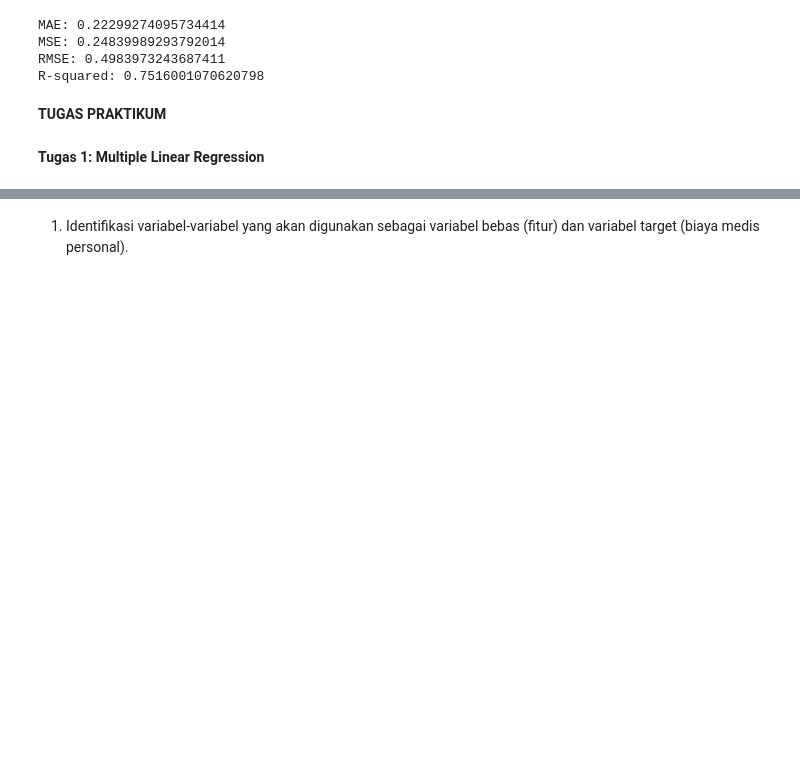
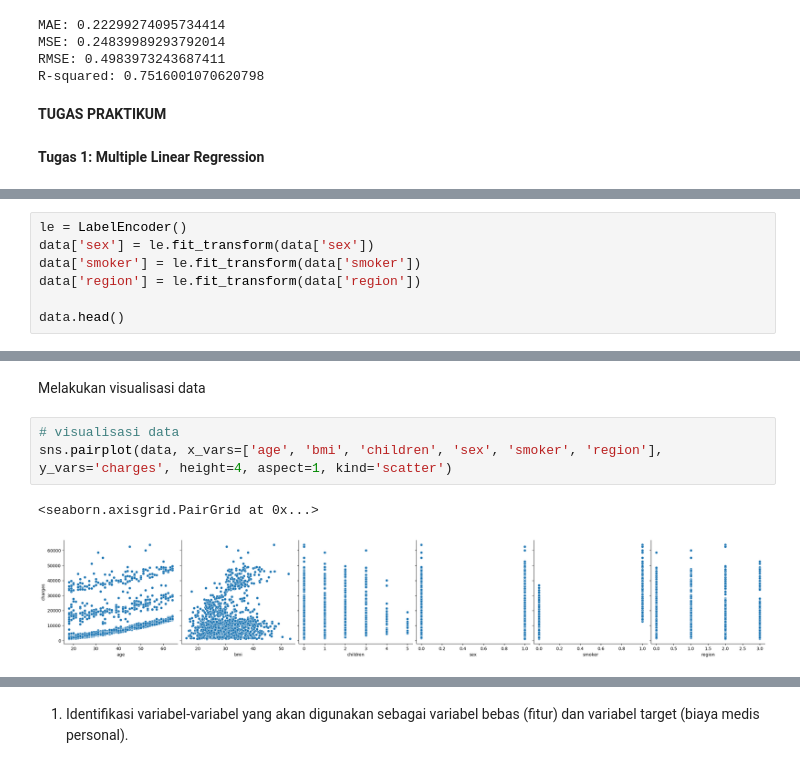
Before and after one commit to YayunEldina/PEMB_MESIN_Ganjil_2024, a Jupyter notebook: Jobsheet_3_Regresi.ipynb, the cells around one changed output, grey strips where cells are left out. Cells and saved outputs as stored; diff of their text form; blank space fills up the shorter version.

```diff
--- a/Jobsheet_3_Regresi.ipynb
+++ b/Jobsheet_3_Regresi.ipynb
@@ -364,0 +399,7 @@ R-squared: 0.7516001070620798
+# %%
+le = LabelEncoder()
+data['sex'] = le.fit_transform(data['sex'])
+data['smoker'] = le.fit_transform(data['smoker'])
+data['region'] = le.fit_transform(data['region'])
+
+data.head()
@@ -364,0 +413,8 @@ R-squared: 0.7516001070620798
+# %% [markdown]
+Melakukan visualisasi data
+# %%
+# visualisasi data
+sns.pairplot(data, x_vars=['age', 'bmi', 'children', 'sex', 'smoker', 'region'], y_vars='charges', height=4, aspect=1, kind='scatter')
+# %% [output]
+<seaborn.axisgrid.PairGrid at 0x...>
+[figure, added]
```
Also changed, not shown: parts of 23 cells of this notebook.
